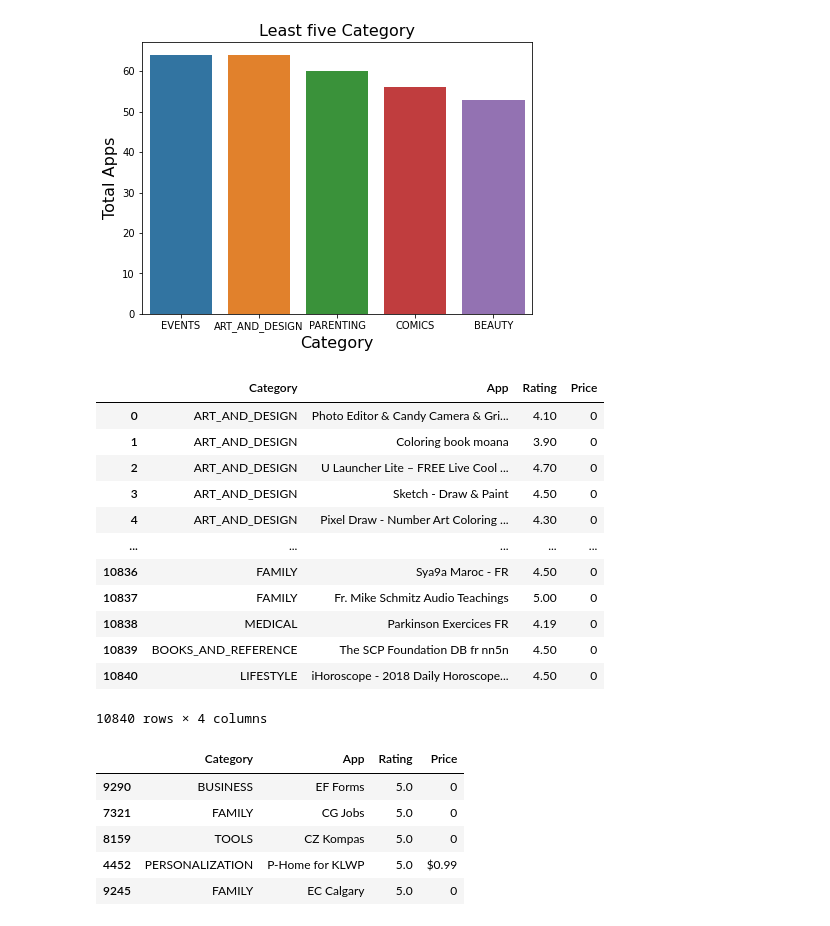
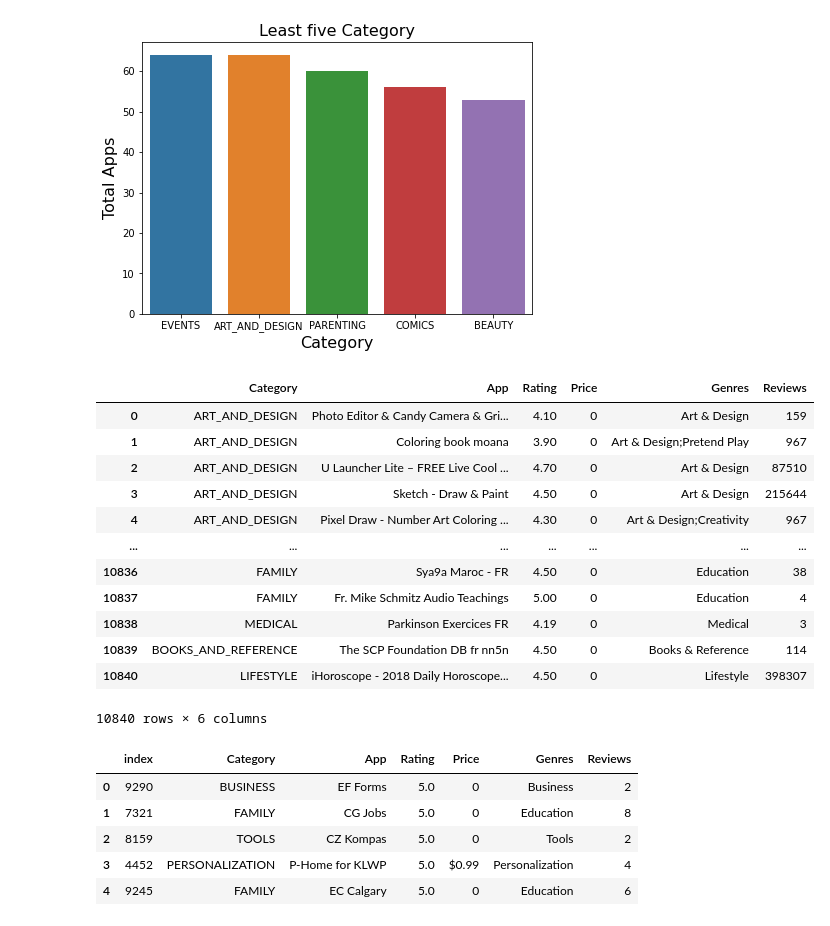
Before and after one commit to Navjotkhatri/EDA-Play-Store-App-Review-Analysis, a Jupyter notebook: EDA_Play_Store_App_Review_Analysis_Capstone_Project.ipynb, the cells around one changed output. Cells and saved outputs as stored; diff of their text form; code cells hidden in the pictures.

```diff
--- a/EDA_Play_Store_App_Review_Analysis_Capstone_Project.ipynb
+++ b/EDA_Play_Store_App_Review_Analysis_Capstone_Project.ipynb
@@ -267,33 +267,33 @@ plt.show()
 # %% [output]
 [figure]
 # %%
-df1 =play_store_df[["Category","App","Rating","Price"]]
+df1 =play_store_df[["Category","App","Rating","Price","Genres","Reviews"]]
 df1
 # %% [output]
-|  | Category | App | Rating | Price |
-| 0 | ART_AND_DESIGN | Photo Editor & Candy Camera & Gri... | 4.10 | 0 |
-| 1 | ART_AND_DESIGN | Coloring book moana | 3.90 | 0 |
-| 2 | ART_AND_DESIGN | U Launcher Lite – FREE Live Cool ... | 4.70 | 0 |
-| 3 | ART_AND_DESIGN | Sketch - Draw & Paint | 4.50 | 0 |
-| 4 | ART_AND_DESIGN | Pixel Draw - Number Art Coloring ... | 4.30 | 0 |
-| ... | ... | ... | ... | ... |
-| 10836 | FAMILY | Sya9a Maroc - FR | 4.50 | 0 |
-| 10837 | FAMILY | Fr. Mike Schmitz Audio Teachings | 5.00 | 0 |
-| 10838 | MEDICAL | Parkinson Exercices FR | 4.19 | 0 |
-| 10839 | BOOKS_AND_REFERENCE | The SCP Foundation DB fr nn5n | 4.50 | 0 |
-| 10840 | LIFESTYLE | iHoroscope - 2018 Daily Horoscope... | 4.50 | 0 |
+|  | Category | App | Rating | Price | Genres | Reviews |
+| 0 | ART_AND_DESIGN | Photo Editor & Candy Camera & Gri... | 4.10 | 0 | Art & Design | 159 |
+| 1 | ART_AND_DESIGN | Coloring book moana | 3.90 | 0 | Art & Design;Pretend Play | 967 |
+| 2 | ART_AND_DESIGN | U Launcher Lite – FREE Live Cool ... | 4.70 | 0 | Art & Design | 87510 |
+| 3 | ART_AND_DESIGN | Sketch - Draw & Paint | 4.50 | 0 | Art & Design | 215644 |
+| 4 | ART_AND_DESIGN | Pixel Draw - Number Art Coloring ... | 4.30 | 0 | Art & Design;Creativity | 967 |
+| ... | ... | ... | ... | ... | ... | ... |
+| 10836 | FAMILY | Sya9a Maroc - FR | 4.50 | 0 | Education | 38 |
+| 10837 | FAMILY | Fr. Mike Schmitz Audio Teachings | 5.00 | 0 | Education | 4 |
+| 10838 | MEDICAL | Parkinson Exercices FR | 4.19 | 0 | Medical | 3 |
+| 10839 | BOOKS_AND_REFERENCE | The SCP Foundation DB fr nn5n | 4.50 | 0 | Books & Reference | 114 |
+| 10840 | LIFESTYLE | iHoroscope - 2018 Daily Horoscope... | 4.50 | 0 | Lifestyle | 398307 |
-10840 rows × 4 columns
+10840 rows × 6 columns
 # %%
-ratings=df1.sort_values(by='Rating', ascending=False)
+ratings=df1.sort_values(by='Rating', ascending=False).reset_index()
 top_apps=ratings.head()
 top_apps
 # %% [output]
-|  | Category | App | Rating | Price |
-| 9290 | BUSINESS | EF Forms | 5.0 | 0 |
-| 7321 | FAMILY | CG Jobs | 5.0 | 0 |
-| 8159 | TOOLS | CZ Kompas | 5.0 | 0 |
-| 4452 | PERSONALIZATION | P-Home for KLWP | 5.0 | $0.99 |
-| 9245 | FAMILY | EC Calgary | 5.0 | 0 |
+|  | index | Category | App | Rating | Price | Genres | Reviews |
+| 0 | 9290 | BUSINESS | EF Forms | 5.0 | 0 | Business | 2 |
+| 1 | 7321 | FAMILY | CG Jobs | 5.0 | 0 | Education | 8 |
+| 2 | 8159 | TOOLS | CZ Kompas | 5.0 | 0 | Tools | 2 |
+| 3 | 4452 | PERSONALIZATION | P-Home for KLWP | 5.0 | $0.99 | Personalization | 4 |
+| 4 | 9245 | FAMILY | EC Calgary | 5.0 | 0 | Education | 6 |
 # %%
 least_apps=ratings.tail()
 least_apps
```
Also changed, not shown: parts of 4 cells of this notebook.
